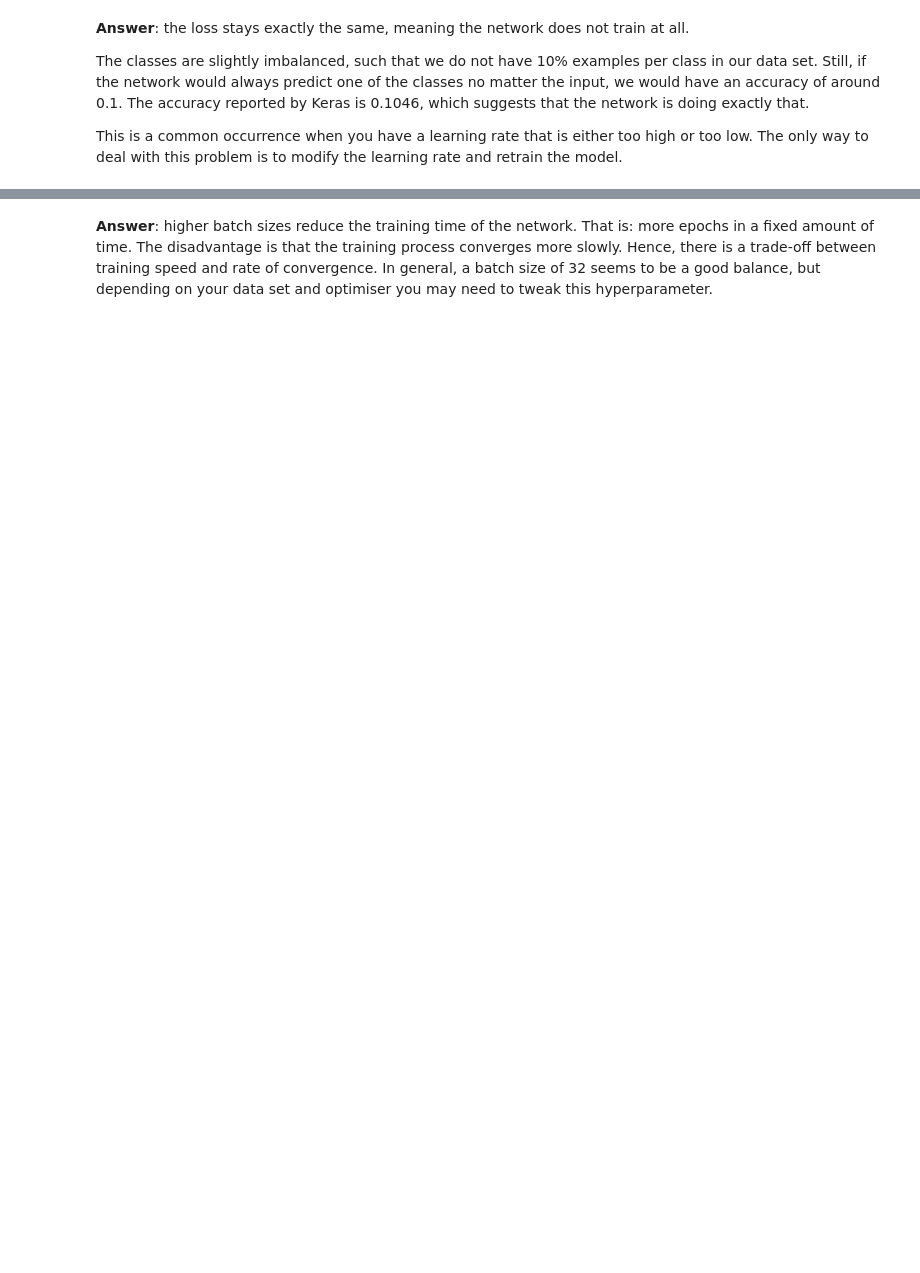
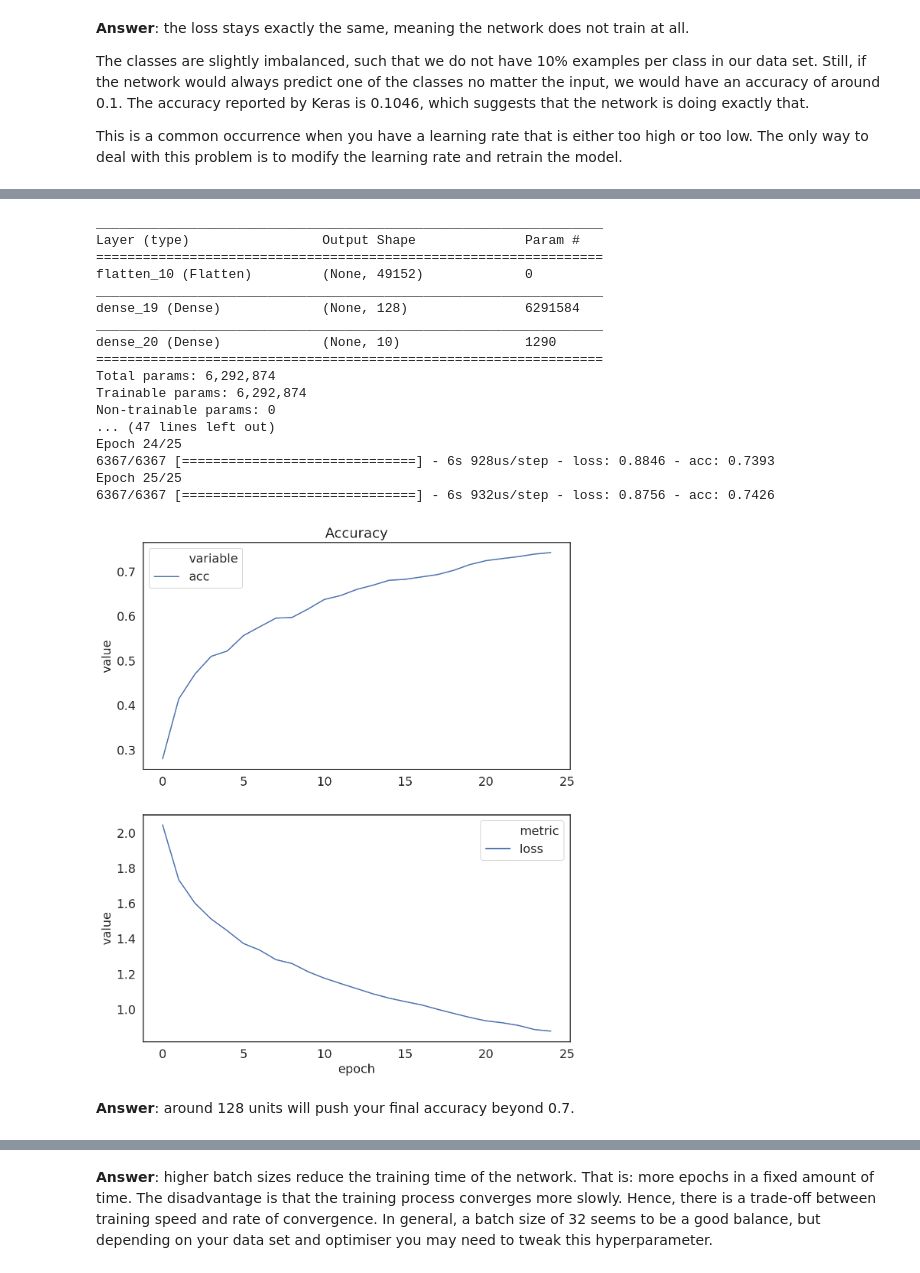
Before and after one commit to sara-nl/elixir-dl, a Jupyter notebook: 02-hyperparameter-tuning.ipynb, the cells around one changed output, grey strips where cells are left out. Saved outputs shown, nothing was run; the diff lists cells and outputs as text; code cells hidden in the pictures; blank space fills up the shorter version.

```diff
--- a/02-hyperparameter-tuning.ipynb
+++ b/02-hyperparameter-tuning.ipynb
@@ -198,0 +241,36 @@ Very low learning rates, like 0.0000001, still work, but improve the loss very s
+# %%
+# SOLUTION
+
+from keras.models import Sequential
+from keras.layers import Flatten, Dense
+
+model = Sequential()
+model.add(Flatten(input_shape=X.shape[1:]))
+model.add(Dense(128, activation='relu'))
+model.add(Dense(10, activation='softmax'))
+model.summary()
+
+model.compile(Adam(lr=0.00001), loss="categorical_crossentropy", metrics=["accuracy"])
+history = model.fit(X, Y, epochs=25)
+lib.plot_history(history);
+# %% [output]
+_________________________________________________________________
+Layer (type)                 Output Shape              Param #
+=================================================================
+flatten_10 (Flatten)         (None, 49152)             0
+_________________________________________________________________
+dense_19 (Dense)             (None, 128)               6291584
+_________________________________________________________________
+dense_20 (Dense)             (None, 10)                1290
+=================================================================
+Total params: 6,292,874
+Trainable params: 6,292,874
+Non-trainable params: 0
+... (47 lines left out)
+Epoch 24/25
+6367/6367 [==============================] - 6s 928us/step - loss: 0.8846 - acc: 0.7393
+Epoch 25/25
+6367/6367 [==============================] - 6s 932us/step - loss: 0.8756 - acc: 0.7426
+[figure, added]
+# %% [markdown]
+**Answer**: around 128 units will push your final accuracy beyond 0.7.
```
Also changed, not shown: parts of 32 cells of this notebook.
